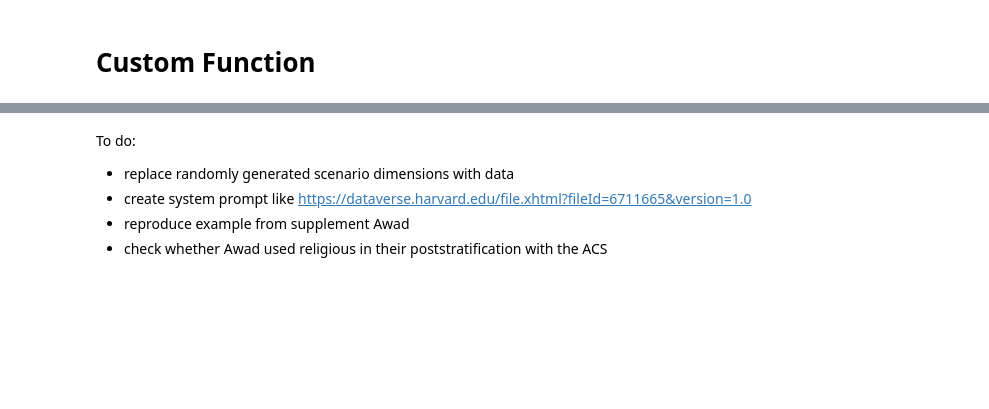
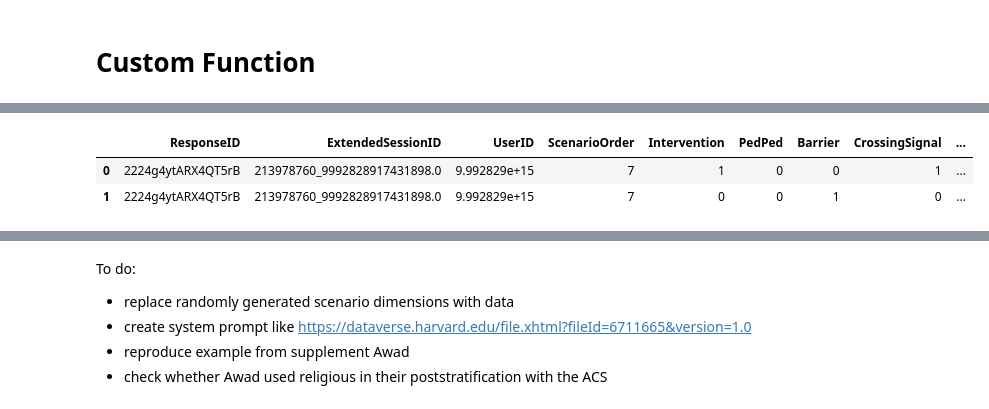
Before and after one commit to davidbroska/MixedSubjects, a Jupyter notebook: Code/4_PromptLLM.ipynb, the cells around one changed output, grey strips where cells are left out. Drawn from its saved outputs; the diff is of its cells as text; code cells hidden in the pictures; blank space fills up the shorter version.

```diff
--- a/Code/4_PromptLLM.ipynb
+++ b/Code/4_PromptLLM.ipynb
@@ -34,0 +1,7 @@ FileNotFoundError: [Errno 2] No such file or directory: '../Data/6_15000SampleWi
+# %%
+from collections import Counter
+from itertools import repeat
+import pandas as pd
+import random
+
+pd.set_option('display.max_columns', None)
@@ -366,0 +369,52 @@ NameError: name 'df' is not defined
+# %%
+#data corresponding to the image
+data = {
+    "ResponseID": ["2224g4ytARX4QT5rB", "2224g4ytARX4QT5rB"],
+    "ExtendedSessionID": ["213978760_9992828917431898.0", "213978760_9992828917431898.0"],
+    "UserID": [9.992829e+15, 9.992829e+15],
+    "ScenarioOrder": [7, 7],
+    "Intervention": [1, 0],
+    "PedPed": [0, 0],
+    "Barrier": [0, 1],
+    "CrossingSignal": [1, 0],
+    "AttributeLevel": ["More", "Less"],
+    "ScenarioTypeStrict": ["Utilitarian", "Utilitarian"],
+    "ScenarioType": ["Utilitarian", "Utilitarian"],
+    "DefaultChoice": ["More", "More"],
+    "NonDefaultChoice": ["Less", "Less"],
+    "DefaultChoiceIsOmission": [0, 0],
+    "NumberOfCharacters": [5, 4],
+    "DiffNumberOFCharacters": [1, 1],
+    "Saved": [0, 1],
+    "Template": ["Desktop", "Desktop"],
+    "DescriptionShown": [1, 1],
+    "LeftHand": [1, 0],
+    "UserCountry3": ["USA", "USA"],
+    "Man": [0, 0],
+    "Woman": [0, 0],
+    "Pregnant": [0, 0],
+    "Stroller": [1, 1],
+    "OldMan": [0, 0],
+    "OldWoman": [0, 0],
+    "Boy": [0, 0],
+    "Girl": [0, 0],
+    "Homeless": [0, 0],
+    "LargeWoman": [0, 0],
+    "LargeMan": [0, 0],
+    "Criminal": [0, 0],
+    "MaleExecutive": [0, 0],
+    "FemaleExecutive": [0, 0],
+    "FemaleAthlete": [1, 1],
+    "MaleAthlete": [1, 0],
+    "FemaleDoctor": [1, 1],
+    "MaleDoctor": [0, 0],
+    "Dog": [0, 0],
+    "Cat": [1, 1]
+}
+
+df = pd.DataFrame(data)
+df
+# %% [output]
+|  | ResponseID | ExtendedSessionID | UserID | ScenarioOrder | Intervention | PedPed | Barrier | CrossingSignal | ... |
+| 0 | 2224g4ytARX4QT5rB | 213978760_9992828917431898.0 | 9.992829e+15 | 7 | 1 | 0 | 0 | 1 | ... |
+| 1 | 2224g4ytARX4QT5rB | 213978760_9992828917431898.0 | 9.992829e+15 | 7 | 0 | 0 | 1 | 0 | ... |
```
Also changed, not shown: parts of 14 cells of this notebook, 8 other files.
